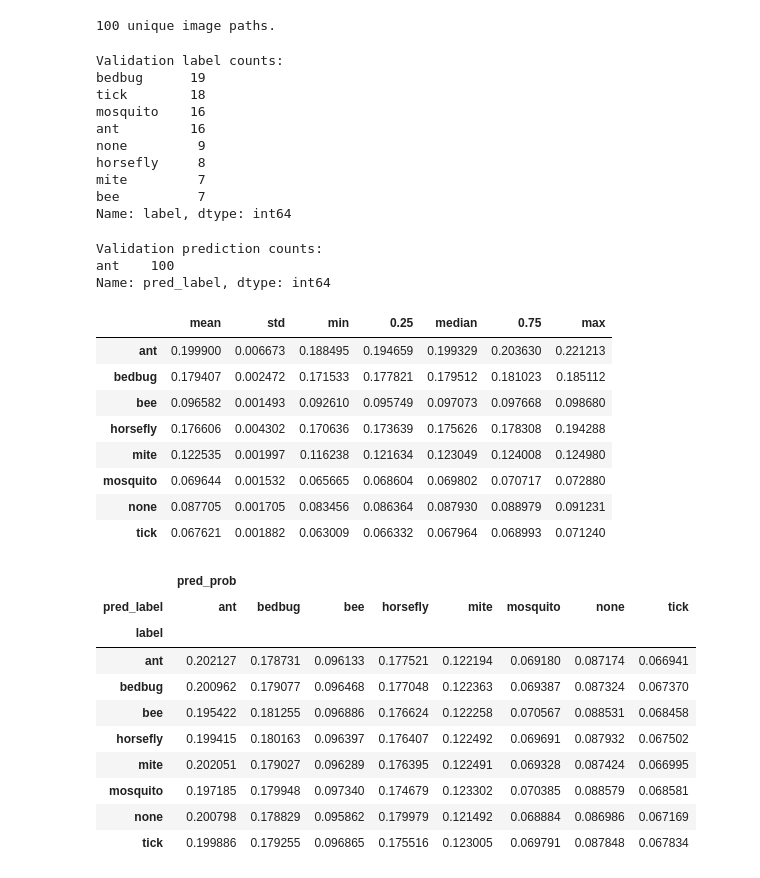
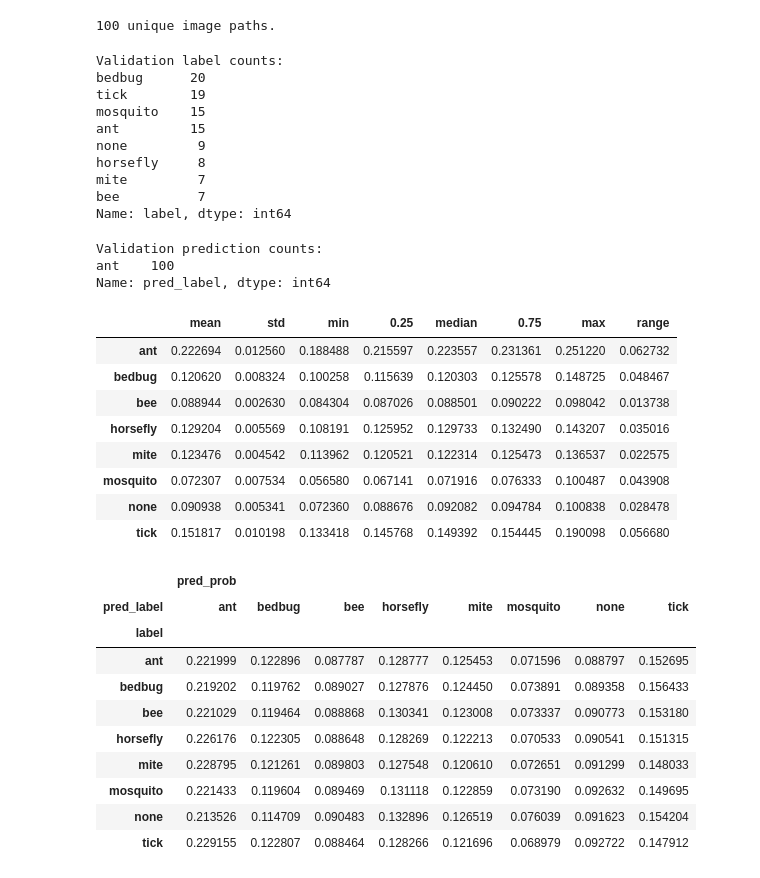
Before and after one commit to TheNerdyCat/bite-me, a Jupyter notebook: notebooks/3_train.ipynb, the cells around one changed output. Drawn from its saved outputs; the diff is of its cells as text; code cells hidden in the pictures.

Commit message:
model testing and extra constants added

```diff
--- a/notebooks/3_train.ipynb
+++ b/notebooks/3_train.ipynb
@@ -175,6 +172,12 @@ def init_hparams():
     parser.add_argument("-vbs", "--val_batch_size", type=int, default=VAL_BATCH_SIZE)
     parser.add_argument("--n_splits", type=int, default=N_SPLITS)
     parser.add_argument("--test_size", type=float, default=TEST_SIZE)
+    parser.add_argument("--lr", type=float, default=LEARNING_RATE)
+    parser.add_argument("--weight_decay", type=float, default=WEIGHT_DECAY)
+    parser.add_argument("--epsilon", type=float, default=EPSILON)
+    parser.add_argument("--amsgrad", type=bool, default=AMSGRAD)
+    parser.add_argument("--betas", type=tuple, default=BETAS)
+    parser.add_argument("--eta_min", type=float, default=ETA_MIN)
     parser.add_argument("--precision", type=int, default=PRECISION)
     parser.add_argument("--gradient_clip_val", type=float, default=GRADIENT_CLIP_VAL)
     parser.add_argument("--verbose", type=str, default=VERBOSE)
@@ -205,7 +208,7 @@ class CoolSystem(pl.LightningModule):
 
         seed_reproducer(self.hparams.seed)
 
-        self.model = fbresnet152()
+        self.model = inceptionv4()
         self.criterion = CrossEntropyLossOneHot()
         self.logger_kun = init_logger(
             hparams.log_name,
@@ -217,9 +220,19 @@ class CoolSystem(pl.LightningModule):
 
     def configure_optimizers(self):
         self.optimizer = torch.optim.Adam(
-            self.parameters(), lr=0.0001, betas=(0.9, 0.999), eps=1e-08, weight_decay=0
+            self.parameters(),
+            lr=self.hparams.lr,
+            betas=self.hparams.betas,
+            eps=self.hparams.epsilon,
+            weight_decay=self.hparams.weight_decay,
+            amsgrad=self.hparams.amsgrad
         )
-        self.scheduler = WarmRestart(self.optimizer, T_max=10, T_mult=3, eta_min=1e-5)
+        self.scheduler = WarmRestart(
+            self.optimizer,
+            T_max=10,
+            T_mult=3,
+            eta_min=self.hparams.eta_min
+        )
         return [self.optimizer], [self.scheduler]
 
     def training_step(self, batch, batch_idx):
@@ -568,10 +587,10 @@ print("Validation label counts:")
 print(scores_df["label"].value_counts())
 # %% [output]
 Validation label counts:
-bedbug      19
-tick        18
-mosquito    16
-ant         16
+bedbug      20
+tick        19
+mosquito    15
+ant         15
 none         9
 horsefly     8
 mite         7
@@ -597,27 +616,28 @@ Name: pred_label, dtype: int64
 # %%
 # Probability stats by label
 pd.concat(
     [
         pd.DataFrame(scores_df.iloc[:, 2:].mean(), columns=["mean"]),
         pd.DataFrame(scores_df.iloc[:, 2:].std(), columns=["std"]),
         pd.DataFrame(scores_df.iloc[:, 2:].min(), columns=["min"]),
         pd.DataFrame(scores_df.iloc[:, 2:].quantile(0.25)),
         pd.DataFrame(scores_df.iloc[:, 2:].median(), columns=["median"]),
         pd.DataFrame(scores_df.iloc[:, 2:].quantile(0.75)),
-        pd.DataFrame(scores_df.iloc[:, 2:].max(), columns=["max"])
+        pd.DataFrame(scores_df.iloc[:, 2:].max(), columns=["max"]),
+        pd.DataFrame(scores_df.iloc[:, 2:].max() - scores_df.iloc[:, 2:].min(), columns=["range"])
     ],
     axis=1
 )
 # %% [output]
-|  | mean | std | min | 0.25 | median | 0.75 | max |
-| ant | 0.199900 | 0.006673 | 0.188495 | 0.194659 | 0.199329 | 0.203630 | 0.221213 |
-| bedbug | 0.179407 | 0.002472 | 0.171533 | 0.177821 | 0.179512 | 0.181023 | 0.185112 |
-| bee | 0.096582 | 0.001493 | 0.092610 | 0.095749 | 0.097073 | 0.097668 | 0.098680 |
-| horsefly | 0.176606 | 0.004302 | 0.170636 | 0.173639 | 0.175626 | 0.178308 | 0.194288 |
-| mite | 0.122535 | 0.001997 | 0.116238 | 0.121634 | 0.123049 | 0.124008 | 0.124980 |
-| mosquito | 0.069644 | 0.001532 | 0.065665 | 0.068604 | 0.069802 | 0.070717 | 0.072880 |
-| none | 0.087705 | 0.001705 | 0.083456 | 0.086364 | 0.087930 | 0.088979 | 0.091231 |
-| tick | 0.067621 | 0.001882 | 0.063009 | 0.066332 | 0.067964 | 0.068993 | 0.071240 |
+|  | mean | std | min | 0.25 | median | 0.75 | max | range |
+| ant | 0.222694 | 0.012560 | 0.188488 | 0.215597 | 0.223557 | 0.231361 | 0.251220 | 0.062732 |
+| bedbug | 0.120620 | 0.008324 | 0.100258 | 0.115639 | 0.120303 | 0.125578 | 0.148725 | 0.048467 |
+| bee | 0.088944 | 0.002630 | 0.084304 | 0.087026 | 0.088501 | 0.090222 | 0.098042 | 0.013738 |
+| horsefly | 0.129204 | 0.005569 | 0.108191 | 0.125952 | 0.129733 | 0.132490 | 0.143207 | 0.035016 |
+| mite | 0.123476 | 0.004542 | 0.113962 | 0.120521 | 0.122314 | 0.125473 | 0.136537 | 0.022575 |
+| mosquito | 0.072307 | 0.007534 | 0.056580 | 0.067141 | 0.071916 | 0.076333 | 0.100487 | 0.043908 |
+| none | 0.090938 | 0.005341 | 0.072360 | 0.088676 | 0.092082 | 0.094784 | 0.100838 | 0.028478 |
+| tick | 0.151817 | 0.010198 | 0.133418 | 0.145768 | 0.149392 | 0.154445 | 0.190098 | 0.056680 |
 # %%
 pd.melt(
     scores_df,
@@ -634,14 +654,14 @@ pd.melt(
 |  | pred_prob |  |  |  |  |  |  |  |
 | pred_label | ant | bedbug | bee | horsefly | mite | mosquito | none | tick |
 | label |  |  |  |  |  |  |  |  |
-| ant | 0.202127 | 0.178731 | 0.096133 | 0.177521 | 0.122194 | 0.069180 | 0.087174 | 0.066941 |
-| bedbug | 0.200962 | 0.179077 | 0.096468 | 0.177048 | 0.122363 | 0.069387 | 0.087324 | 0.067370 |
-| bee | 0.195422 | 0.181255 | 0.096886 | 0.176624 | 0.122258 | 0.070567 | 0.088531 | 0.068458 |
-| horsefly | 0.199415 | 0.180163 | 0.096397 | 0.176407 | 0.122492 | 0.069691 | 0.087932 | 0.067502 |
-| mite | 0.202051 | 0.179027 | 0.096289 | 0.176395 | 0.122491 | 0.069328 | 0.087424 | 0.066995 |
-| mosquito | 0.197185 | 0.179948 | 0.097340 | 0.174679 | 0.123302 | 0.070385 | 0.088579 | 0.068581 |
-| none | 0.200798 | 0.178829 | 0.095862 | 0.179979 | 0.121492 | 0.068884 | 0.086986 | 0.067169 |
-| tick | 0.199886 | 0.179255 | 0.096865 | 0.175516 | 0.123005 | 0.069791 | 0.087848 | 0.067834 |
+| ant | 0.221999 | 0.122896 | 0.087787 | 0.128777 | 0.125453 | 0.071596 | 0.088797 | 0.152695 |
+| bedbug | 0.219202 | 0.119762 | 0.089027 | 0.127876 | 0.124450 | 0.073891 | 0.089358 | 0.156433 |
+| bee | 0.221029 | 0.119464 | 0.088868 | 0.130341 | 0.123008 | 0.073337 | 0.090773 | 0.153180 |
+| horsefly | 0.226176 | 0.122305 | 0.088648 | 0.128269 | 0.122213 | 0.070533 | 0.090541 | 0.151315 |
+| mite | 0.228795 | 0.121261 | 0.089803 | 0.127548 | 0.120610 | 0.072651 | 0.091299 | 0.148033 |
+| mosquito | 0.221433 | 0.119604 | 0.089469 | 0.131118 | 0.122859 | 0.073190 | 0.092632 | 0.149695 |
+| none | 0.213526 | 0.114709 | 0.090483 | 0.132896 | 0.126519 | 0.076039 | 0.091623 | 0.154204 |
+| tick | 0.229155 | 0.122807 | 0.088464 | 0.128266 | 0.121696 | 0.068979 | 0.092722 | 0.147912 |
 # %%
 pd.melt(
     scores_df,
```
Also changed, not shown: parts of 4 cells of this notebook, 38 other files.
